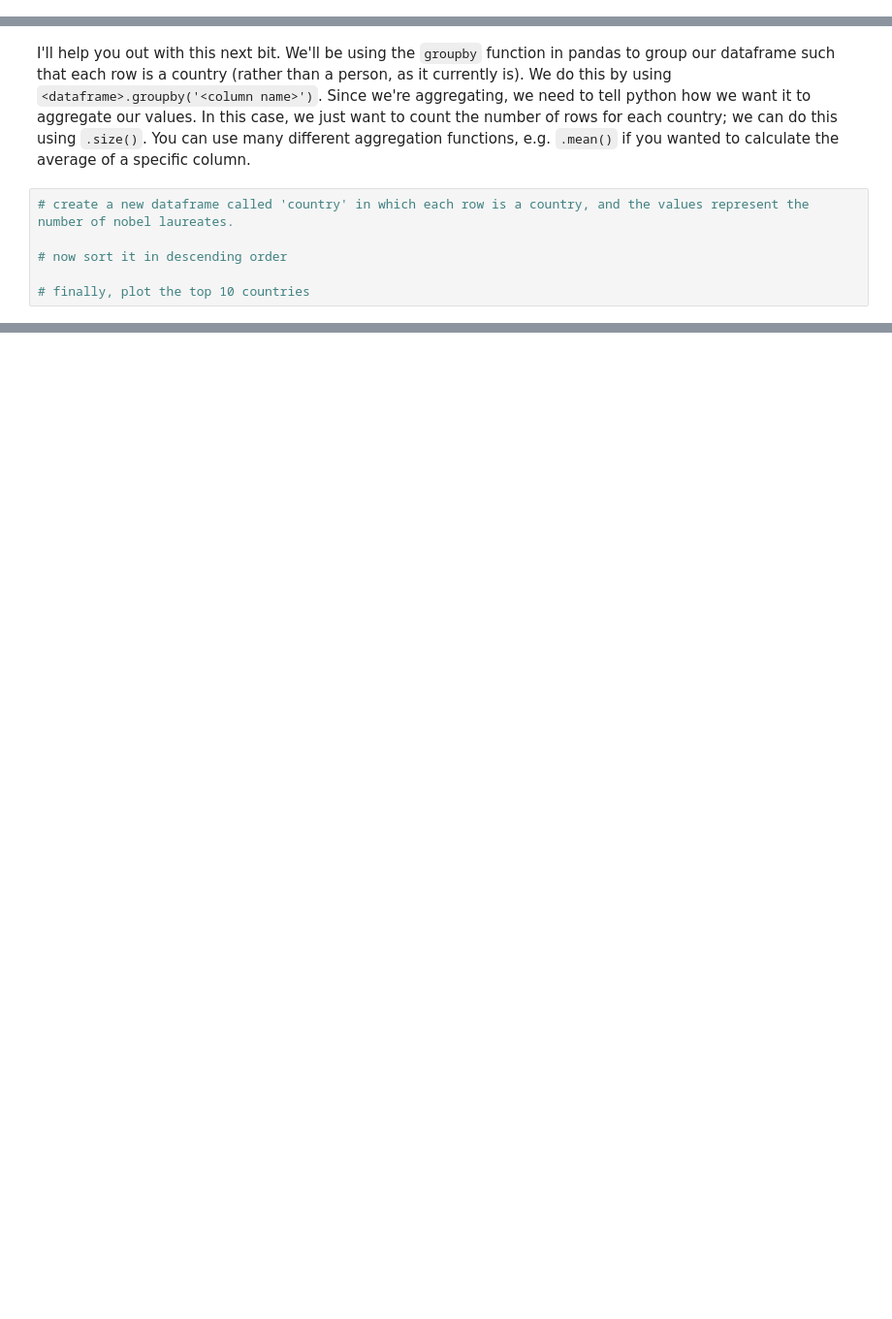
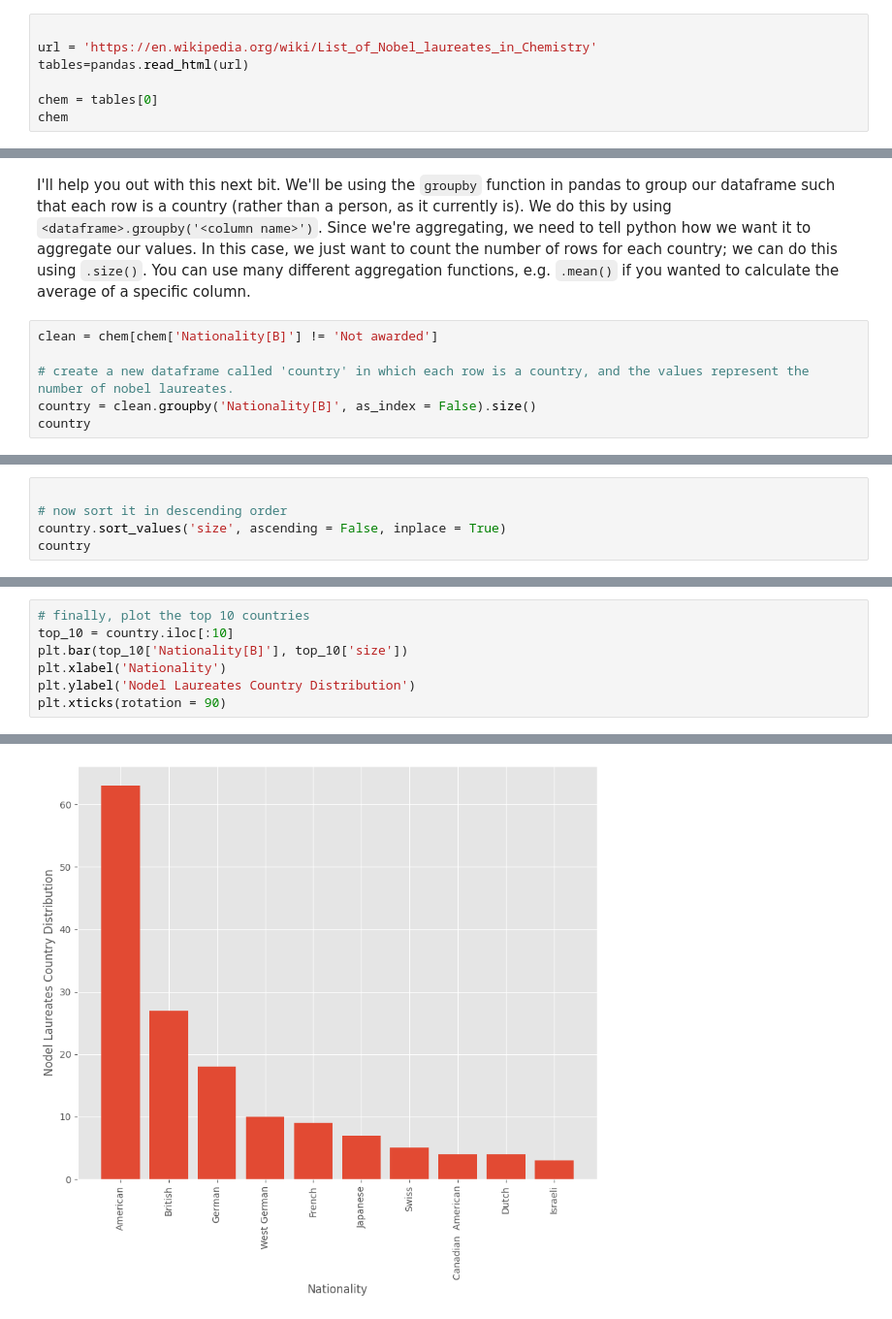
Before and after one commit to Yukiii04/QM2, a Jupyter notebook: notebooks/W02. Pandas.ipynb, the cells around one changed output, grey strips where cells are left out. Shown at 97% size. Cells and saved outputs as stored; diff of their text form; blank space fills up the shorter version.

```diff
--- a/notebooks/W02. Pandas.ipynb
+++ b/notebooks/W02. Pandas.ipynb
@@ -400,0 +454,7 @@ Using the following URL https://en.wikipedia.org/wiki/List_of_Nobel_laureates_in
+# %%
+
+url = 'https://en.wikipedia.org/wiki/List_of_Nobel_laureates_in_Chemistry'
+tables=pandas.read_html(url)
+
+chem = tables[0]
+chem
@@ -401,8 +475,8 @@ Using the following URL https://en.wikipedia.org/wiki/List_of_Nobel_laureates_in
 # %% [markdown]
 I'll help you out with this next bit. We'll be using the `groupby` function in pandas to group our dataframe such that each row is a country (rather than a person, as it currently is). We do this by using `<dataframe>.groupby('<column name>')`. Since we're aggregating, we need to tell python how we want it to aggregate our values. In this case, we just want to count the number of rows for each country; we can do this using `.size()`. You can use many different aggregation functions, e.g. `.mean()` if you wanted to calculate the average of a specific column.
 # %%
+clean = chem[chem['Nationality[B]'] != 'Not awarded']
+
 # create a new dataframe called 'country' in which each row is a country, and the values represent the number of nobel laureates.
-
-# now sort it in descending order
-
-# finally, plot the top 10 countries
+country = clean.groupby('Nationality[B]', as_index = False).size()
+country
@@ -408,0 +501,5 @@ I'll help you out with this next bit. We'll be using the `groupby` function in p
+# %%
+
+# now sort it in descending order
+country.sort_values('size', ascending = False, inplace = True)
+country
@@ -408,0 +524,8 @@ I'll help you out with this next bit. We'll be using the `groupby` function in p
+# %%
+# finally, plot the top 10 countries
+top_10 = country.iloc[:10]
+plt.bar(top_10['Nationality[B]'], top_10['size'])
+plt.xlabel('Nationality')
+plt.ylabel('Nodel Laureates Country Distribution')
+plt.xticks(rotation = 90)
+# %% [output]
@@ -409,2 +543,3 @@ I'll help you out with this next bit. We'll be using the `groupby` function in p
+[figure, added]
 # %% [markdown]
 *QUESTION: What country has the sixth most nobel prizes in chemistry?*
```
Also changed, not shown: parts of 20 cells of this notebook.
